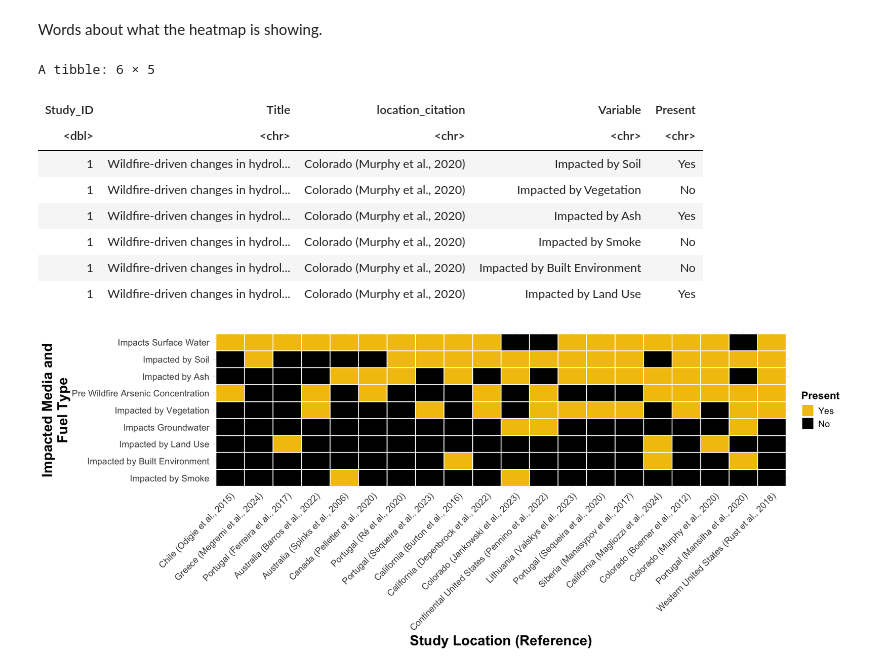
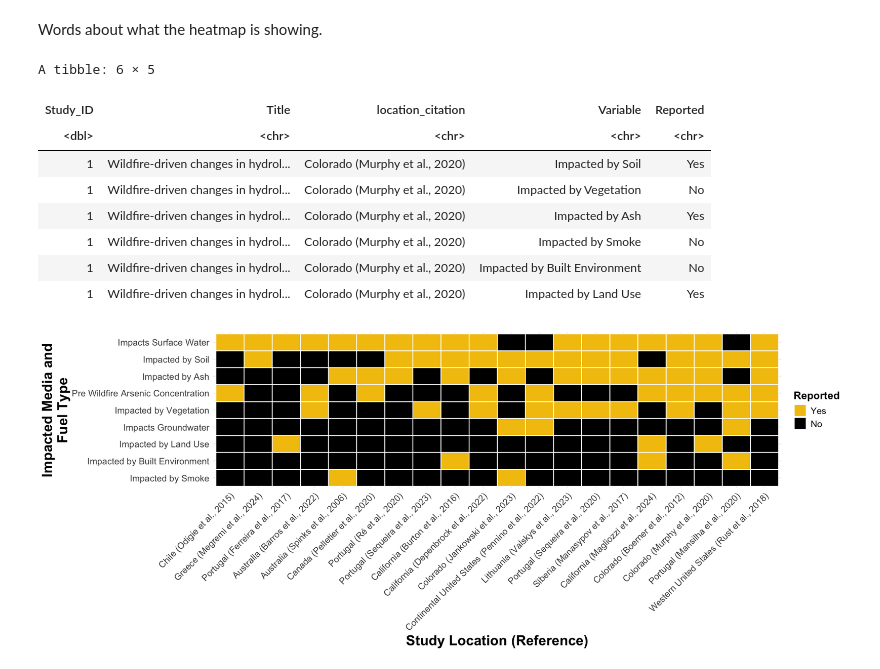
Before and after one commit to Ragerlab/Wildfire-Mobilization-of-Arsenic-into-Water-Resources-A-Systematic-Literature-Review, a Jupyter notebook: Figure 3.ipynb, the cells around one changed output. Saved outputs shown, nothing was run; the diff lists cells and outputs as text; code cells hidden in the pictures.

```diff
--- a/Figure 3.ipynb
+++ b/Figure 3.ipynb
@@ -43,15 +44,15 @@ Words about what the heatmap is showing.
 heatmap_df <- heatmap_data %>%
     unite("location_citation", c("Location", "Citation"), sep = " ") %>%
     #select( -Title, - Citation, -Location) %>%
-    pivot_longer(cols = 4:12, names_to = "Variable", values_to = "Present") %>%
+    pivot_longer(cols = 4:12, names_to = "Variable", values_to = "Reported") %>%
     # cleaning up variable names
     mutate(Variable = str_replace_all(Variable, "_", " ")) %>%
-    mutate(Present = ifelse(Present == 1, "Yes", "No"))
+    mutate(Reported = ifelse(Reported == 1, "Yes", "No"))
 
 head(heatmap_df)
 # %% [output]
 A tibble: 6 × 5
-| Study_ID | Title | location_citation | Variable | Present |
+| Study_ID | Title | location_citation | Variable | Reported |
 | <dbl> | <chr> | <chr> | <chr> | <chr> |
 | 1 | Wildfire-driven changes in hydrol... | Colorado (Murphy et al., 2020) | Impacted by Soil | Yes |
 | 1 | Wildfire-driven changes in hydrol... | Colorado (Murphy et al., 2020) | Impacted by Vegetation | No |
@@ -63,37 +64,39 @@ A tibble: 6 × 5
 # ordering the df based on avg media/ fuel types and study averages
 ordered_var_df = heatmap_df %>%
     group_by(Variable) %>%
-    mutate(Count = ifelse(Present == "Yes", 1, 0)) %>%
+    mutate(Count = ifelse(Reported == "Yes", 1, 0)) %>%
     summarize(Avg_Count = mean(Count)) %>%
     arrange(Avg_Count)
 
 ordered_study_df = heatmap_df %>%
     group_by(location_citation) %>%
-    mutate(Count = ifelse(Present == "Yes", 1, 0)) %>%
+    mutate(Count = ifelse(Reported == "Yes", 1, 0)) %>%
     summarize(Avg_Count = mean(Count)) %>%
     arrange(Avg_Count)
 
 # putting into factors for ordering
 heatmap_df$Variable = factor(heatmap_df$Variable, levels = ordered_var_df$Variable)
 heatmap_df$location_citation = factor(heatmap_df$location_citation, levels = ordered_study_df$location_citation)
-heatmap_df$Present = factor(heatmap_df$Present, levels = c('Yes', 'No'))
+heatmap_df$Reported = factor(heatmap_df$Reported, levels = c('Yes', 'No'))
 # %%
 options(repr.plot.width=15, repr.plot.height=6) #changing size
 
-ggplot(data = heatmap_df, aes(x = location_citation, y = Variable, fill = Present)) +
+Figure3 = ggplot(data = heatmap_df, aes(x = location_citation, y = Variable, fill = Reported)) +
   geom_tile(color = "white", linewidth = 0.5) +
 
   theme_minimal() +
 
   theme(axis.title = element_text(face = "bold", size = rel(1.7)),
     axis.text.x = element_text(size = 12, angle = 45, hjust = 1),
     axis.text.y = element_text(size = 12),
     legend.title = element_text(face = "bold", size = 14),
     legend.text = element_text(size = 12), #changes legend text
     legend.position = "right") +
 
   labs(y = "Impacted Media and\nFuel Type", x = "Study Location (Reference)") +
 
   scale_fill_manual(values = c("Yes" = "#f3c30a", "No" = "black"))
+
+Figure3
 # %% [output]
-[figure, old version]
+[figure, new version]
```
Also changed, not shown: parts of 2 cells of this notebook, 1 other file.
